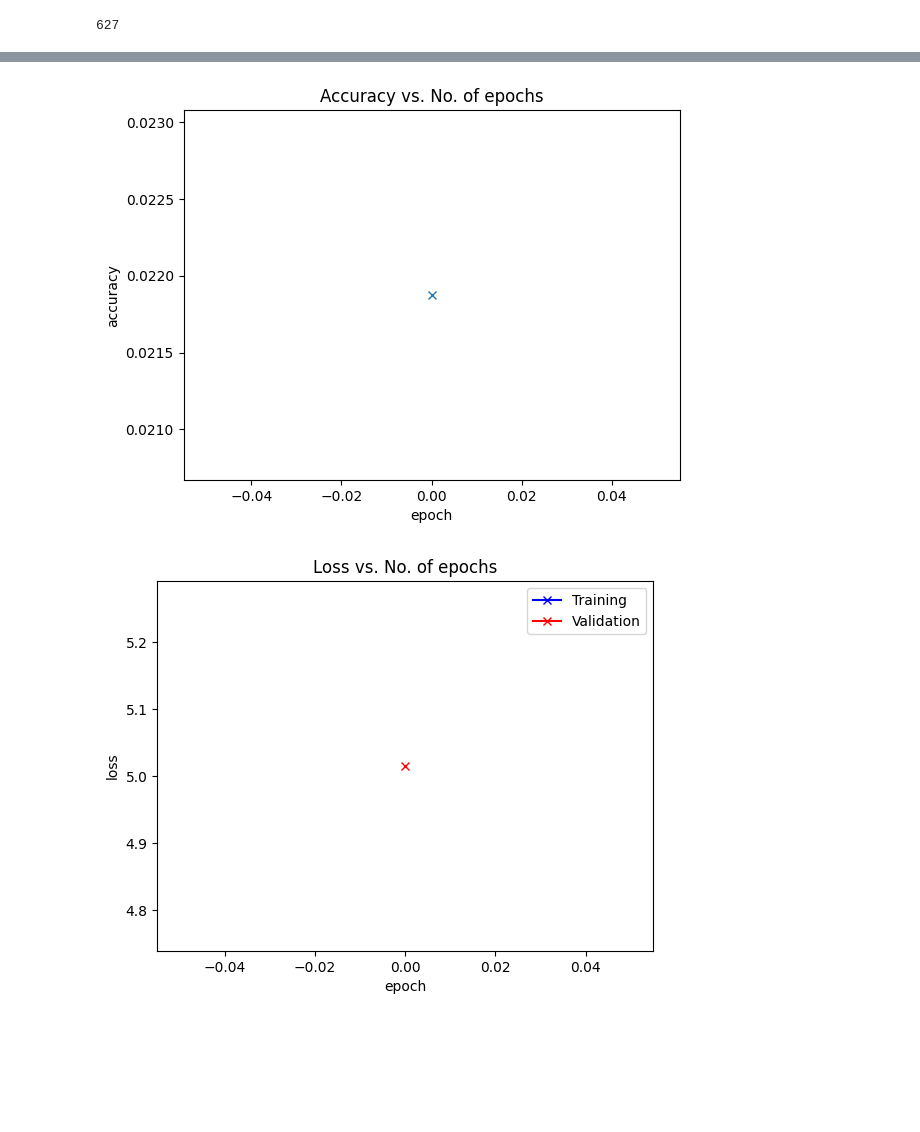
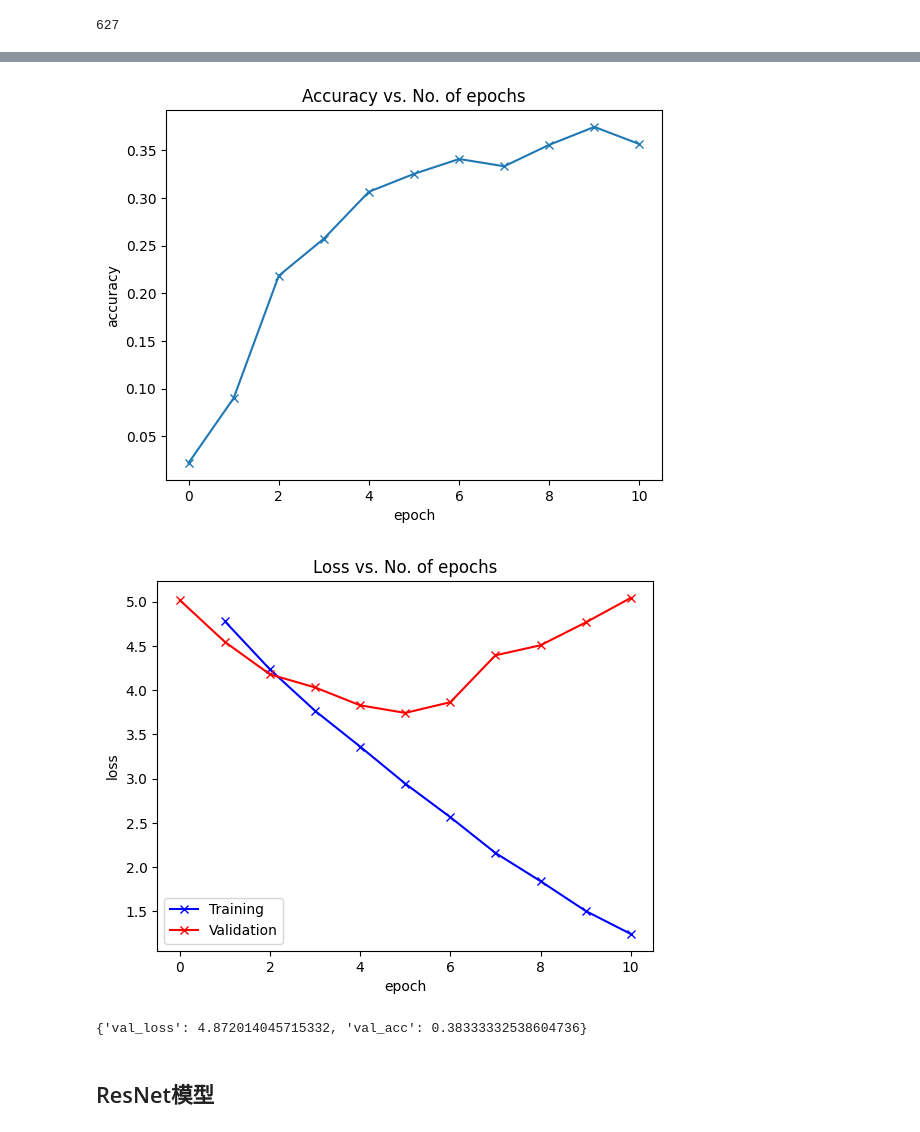
Before and after one commit to Kaifeng20/cv_a4, a Jupyter notebook: Animal_Classification.ipynb, the cells around one changed output, grey strips where cells are left out. Saved outputs shown, nothing was run; the diff lists cells and outputs as text; code cells hidden in the pictures; blank space fills up the shorter version.

```diff
--- a/Animal_Classification.ipynb
+++ b/Animal_Classification.ipynb
@@ -362,3 +388,0 @@ model = to_device(model, device)
-# %%
-history=[evaluate(model, val_loader)]
-history
@@ -366,0 +389,3 @@ history
+# %%
+history0=[evaluate(model_Conv, val_loader_o)]
+history0
@@ -369,6 +396,7 @@ history
 print(test_size)
 num_epochs = 10
 opt_func = torch.optim.Adam
+early_stopping = EarlyStopping(patience=5, min_delta=0.01)
 lr = 0.001
 # %% [output]
 627
@@ -375,3 +405,3 @@ lr = 0.001
 # %%
-history+= fit(num_epochs, lr, model, train_dl, val_dl, opt_func)
+history0+= fit(num_epochs, lr, model_Conv, train_dl, val_dl, opt_func, early_stopping)
 # %% [output]
@@ -398,12 +438,16 @@ def plot_losses(history):
     plt.title('Loss vs. No. of epochs')
     plt.show()
 # %%
-plot_accuracies(history)
+plot_accuracies(history0)
 # %% [output]
-[figure, old version]
+[figure, new version]
 # %%
-plot_losses(history)
+plot_losses(history0)
 # %% [output]
-[figure, old version]
+[figure, new version]
 # %%
-evaluate(model, test_loader)
+evaluate(model_Conv, test_loader)
+# %% [output]
+{'val_loss': 4.872014045715332, 'val_acc': 0.38333332538604736}
+# %% [markdown]
+## ResNet模型
```
Also changed, not shown: parts of 53 cells of this notebook, 7 other files.
